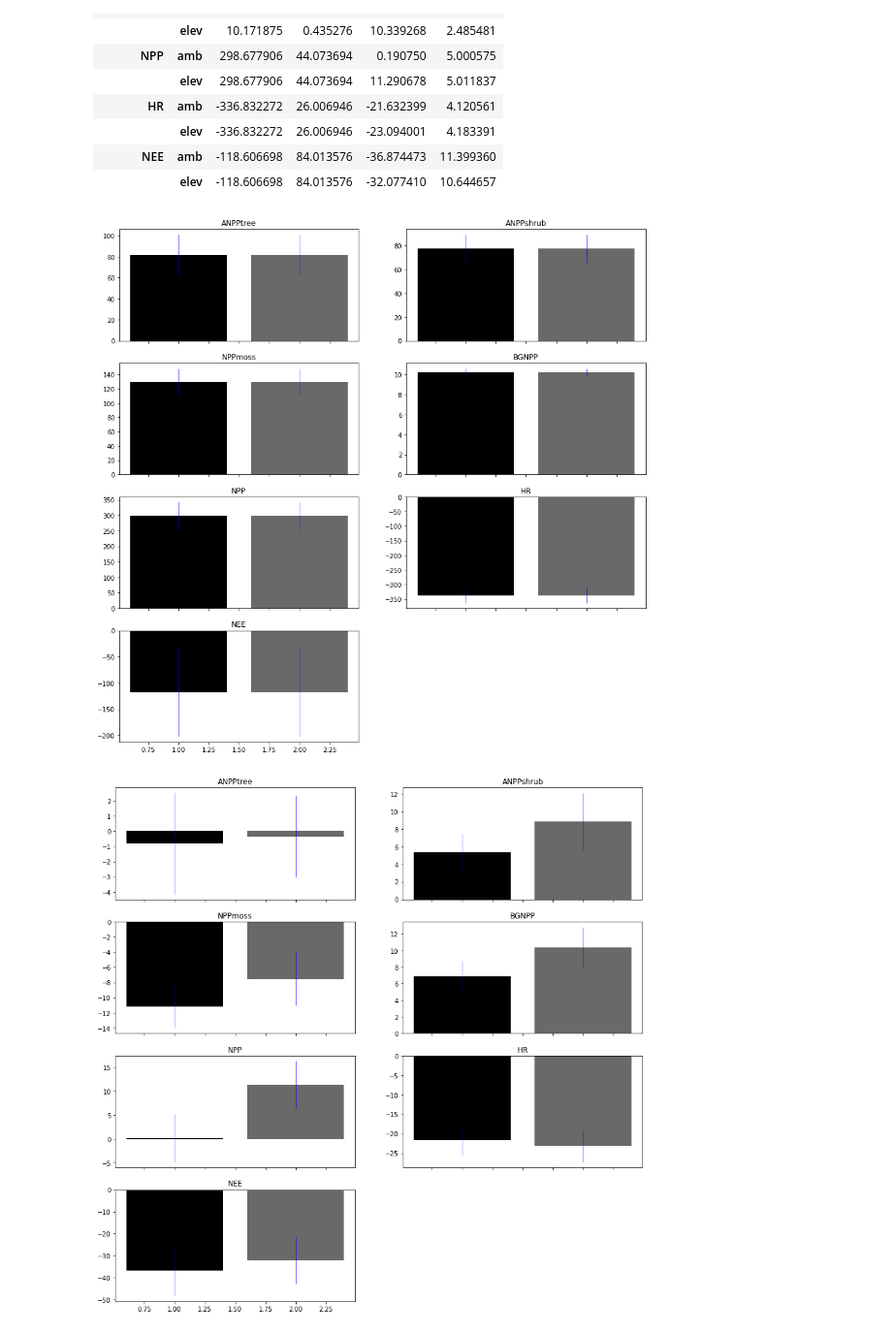
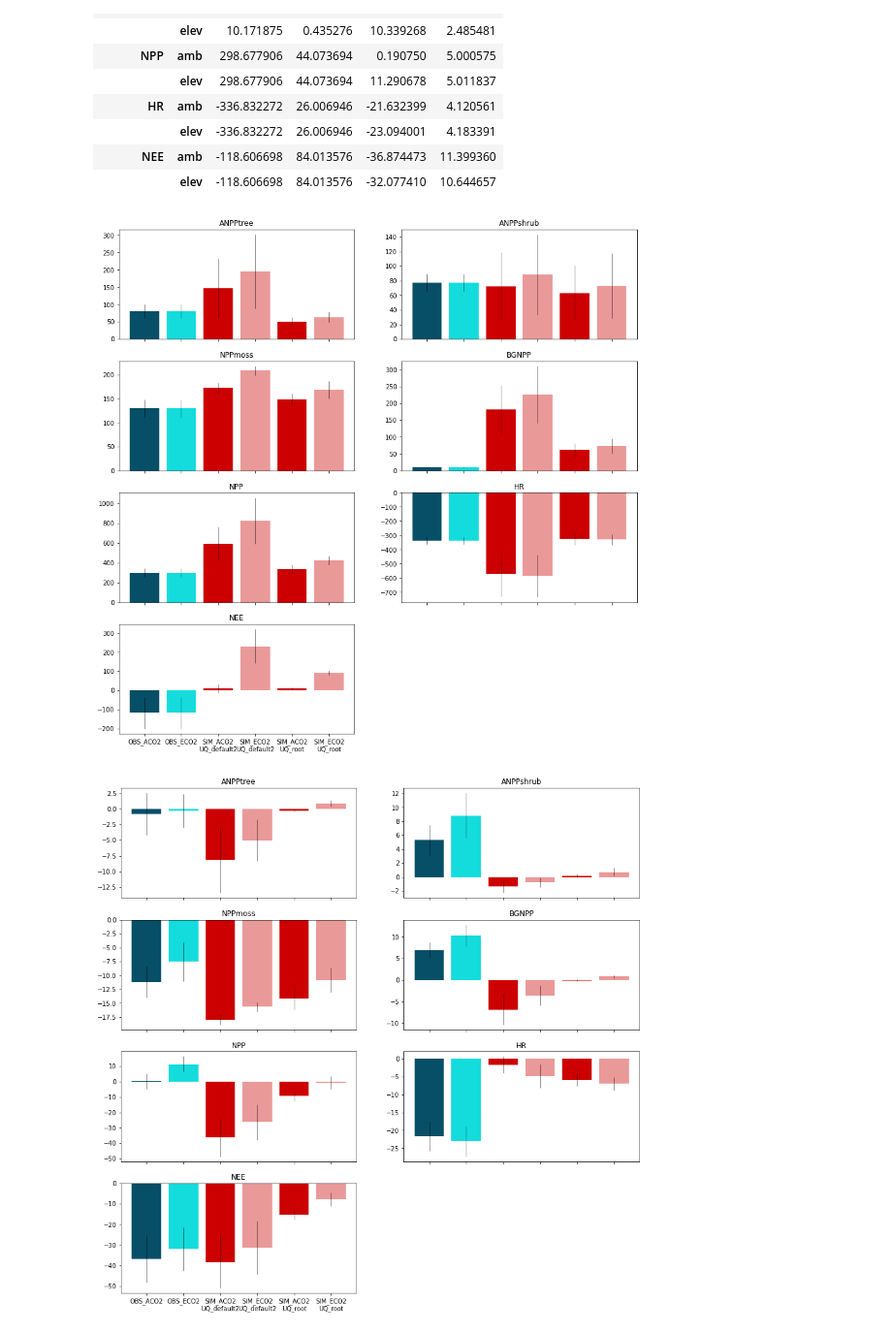
Before and after one commit to ypwong22/elm_nutrients, a Jupyter notebook: plot_carbonfluxes_sensitivity.ipynb, the cells around one changed output. Shown at 97% size. Drawn from its saved outputs; the diff is of its cells as text; code cells hidden in the pictures.

```diff
--- a/plot_carbonfluxes_sensitivity.ipynb
+++ b/plot_carbonfluxes_sensitivity.ipynb
@@ -10,7 +10,9 @@ from utils.plotting import *
 from utils.analysis import *
 from scipy.stats import linregress, t
 
-prefix = 'UQ_default2_optimized'
+prefix_list = ['UQ_default2', 'UQ_root'] # 'UQ_default2_optimized'
+N_list = [4000, 2000]
+BLOCK = 200
 VAR_LIST = ["ANPPtree", "ANPPshrub", "NPPmoss", "BGNPP", "NPP", "HR", "NEE"]
 # %%
 def get_obs():
@@ -64,9 +66,21 @@ def get_obs():
 # %%
 # the dimensions are:
 #   N sims x VAR_LIST x (amb, elev) x (mean, mean_std, slope, ts * slope_std)
-collection_sim = np.load(os.path.join(path_out, "extract", prefix, f"ensemble_collection.bin"), allow_pickle=True)
-# convert unit from gC m-2 s-1 (per year) to gC m-2 (per year)
-collection_sim = collection_sim * 365 * 86400
+collection_sim = {}
+
+
+for N, prefix in zip(N_list, prefix_list):
+    collect = np.empty([N, len(VAR_LIST), 2, 4], float)
+    for b in range(0, N // BLOCK):
+        collect[(b*BLOCK):((b + 1)*BLOCK), :, :] = np.load(os.path.join(path_out, "extract", prefix, f"ensemble_collection_part{b:03g}.bin"), allow_pickle=True)
+    # convert Inf's to NaN
+    collect = np.where(~((collect == np.inf) | (collect == -np.inf)), collect, np.nan)
+    # convert unit from gC m-2 s-1 (per year) to gC m-2 (per year)
+    collect = collect * 365 * 86400
+    # revert the signs of NEE & HR to be compatible with Paul's data
+    collect[:, 5:, :, :] = - collect[:, 5:, :, :]
+
+    collection_sim[prefix] = collect
 # %%
 collection_obs = get_obs()
 collection_obs
@@ -90,28 +104,31 @@ collection_obs
 # %%
 for quantity in ['mean', 'slope']:
     fig, axes = plt.subplots(4, 2, figsize = (15, 15), sharex = True, sharey = False)
     for i, ax in enumerate(axes.flat):
         if i >= len(VAR_LIST):
             ax.axis('off')
         else:
             varname = VAR_LIST[i]
             ax.bar([1, 2], collection_obs.loc[varname, quantity].values, color = ['#074e67', '#14dcdc'])
             ax.errorbar([1, 2], collection_obs.loc[varname, quantity].values, collection_obs.loc[varname, f'{quantity}_std'].values,
                         ecolor = 'k', lw = 0, elinewidth = 0.5)
             ax.set_title(varname)
 
             if quantity == 'mean':
                 k = 0
             else:
                 k = 2
-            temp = collection_sim[:, i, :, k].mean(axis = 0)
-            temp_std = collection_sim[:, i, :, k].std(axis = 0)
 
-            ax.bar([3, 4], temp, color = ['#cc0000', '#ea9999'])
-            ax.errorbar([3, 4], temp, temp_std, ecolor = 'k', lw = 0, elinewidth = 0.5)
+            for j, prefix in enumerate(prefix_list):
+                temp = np.nanmean(collection_sim[prefix][:, i, :, k], axis = 0)
+                temp_std = np.nanstd(collection_sim[prefix][:, i, :, k], axis = 0)
+
+                ax.bar([3+j*2, 4+j*2], temp, color = ['#cc0000', '#ea9999'])
+                ax.errorbar([3+j*2, 4+j*2], temp, temp_std, ecolor = 'k', lw = 0, elinewidth = 0.5)
 
         if i >= 5:
-            ax.set_xticklabels(['OBS_ACO2', 'OBS_ECO2', 'SIM_ACO2', 'SIM_ECO2'])
+            ax.set_xticks(range(1, 3 + 2 * len(prefix_list)))
+            ax.set_xticklabels(['OBS_ACO2', 'OBS_ECO2'] + [f'{a}\n{prefix}' for prefix in prefix_list for a in  ['SIM_ACO2', 'SIM_ECO2']])
 # %% [output]
-[figure, old version]
+[figure, new version]
-[figure, old version]
+[figure, new version]
```
Also changed, not shown: 19 other files.
